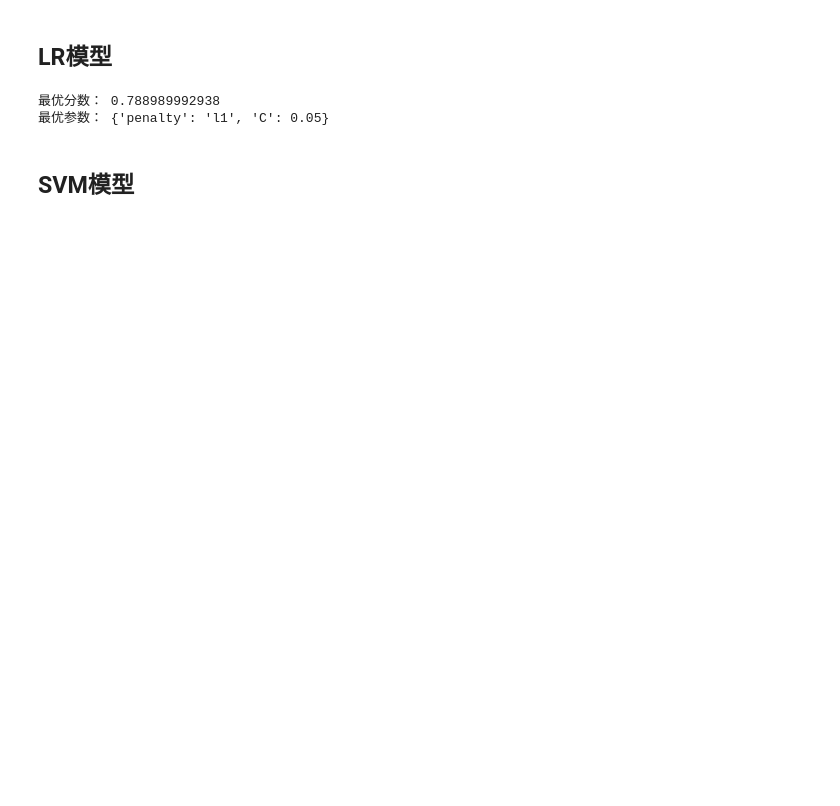
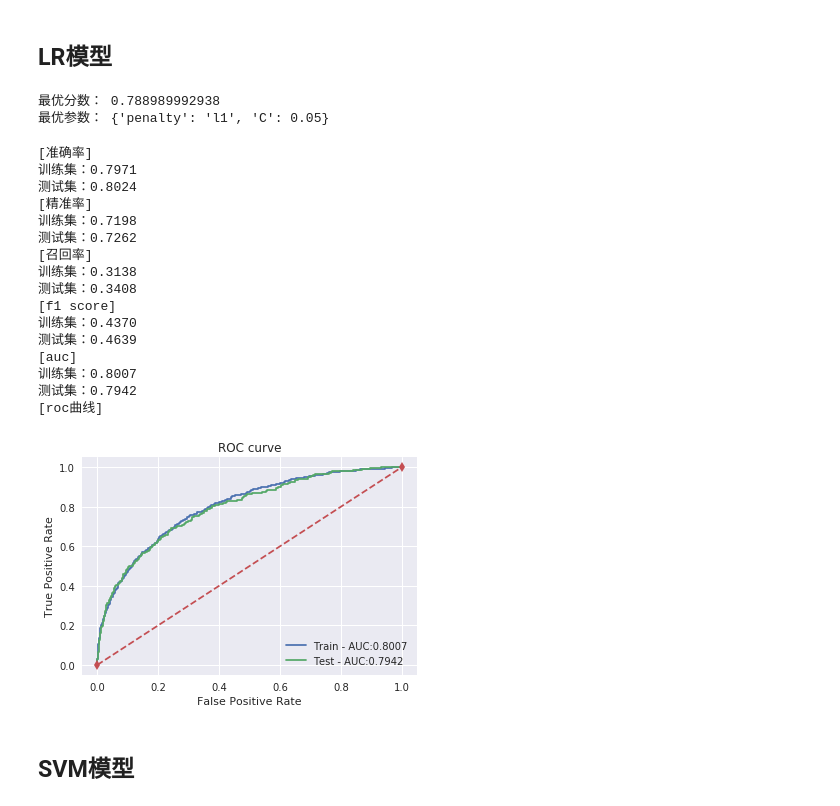
Before and after one commit to JepsonWong/Algorithm_Competition, a Jupyter notebook: 客户逾期分析/test.ipynb, the cells around one changed output. Cells and saved outputs as stored; diff of their text form; code cells hidden in the pictures; blank space fills up the shorter version.

```diff
--- a/客户逾期分析/test.ipynb
+++ b/客户逾期分析/test.ipynb
@@ -804,10 +917,35 @@ print '最优参数：', lr_grid.best_params_ # 最优参数
 # %% [output]
 最优分数： 0.788989992938
 最优参数： {'penalty': 'l1', 'C': 0.05}
-# %%
-lr = LogisticRegression(C = 0.1, penalty = 'l1')
-lr.fit(X_train, y_train)
-model_metrics(lr, X_train, X_test, y_train, y_test)
+# %%
+lr_ = LogisticRegression(C = 0.05, penalty = 'l1')
+lr_.fit(X_train, y_train)
+# 预测
+y_train_pred = lr_.predict(X_train)
+y_test_pred = lr_.predict(X_test)
+# 预测概率
+y_train_proba = lr_.predict_proba(X_train)[:, 1]
+y_test_proba = lr_.predict_proba(X_test)[:, 1]
+# 模型评估
+model_metrics(X_train, y_train, X_test, y_test, y_train_pred, y_test_pred, y_train_proba, y_test_proba)
+# %% [output]
+[准确率]
+训练集：0.7971
+测试集：0.8024
+[精准率]
+训练集：0.7198
+测试集：0.7262
+[召回率]
+训练集：0.3138
+测试集：0.3408
+[f1 score]
+训练集：0.4370
+测试集：0.4639
+[auc]
+训练集：0.8007
+测试集：0.7942
+[roc曲线]
+[figure, added]
 # %% [markdown]
 ## SVM模型
 # %%
```
Also changed, not shown: parts of 32 cells of this notebook, 2 other files.
